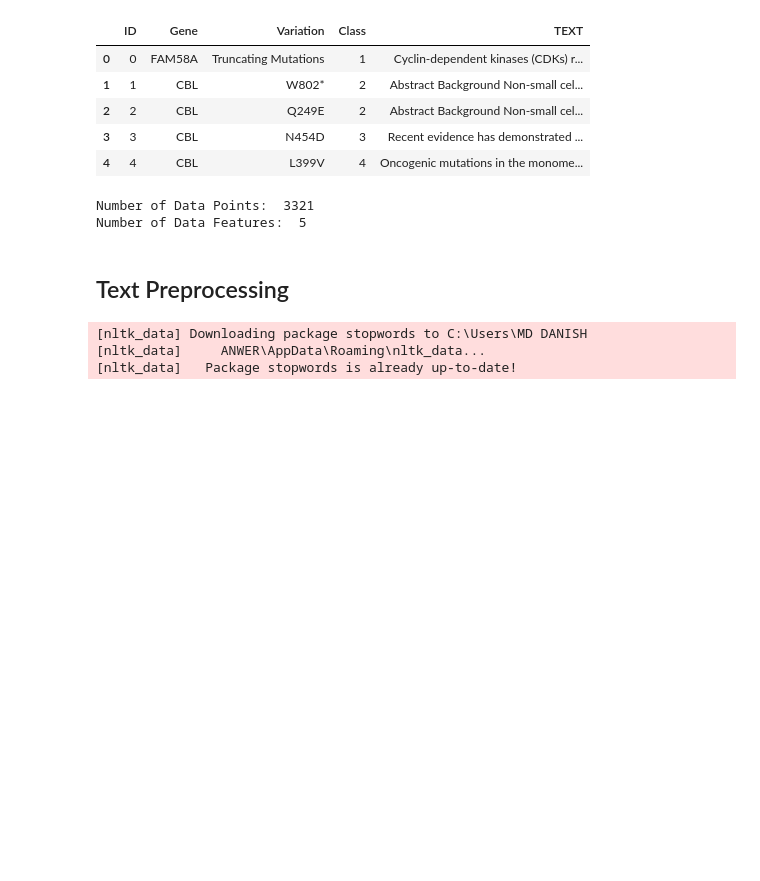
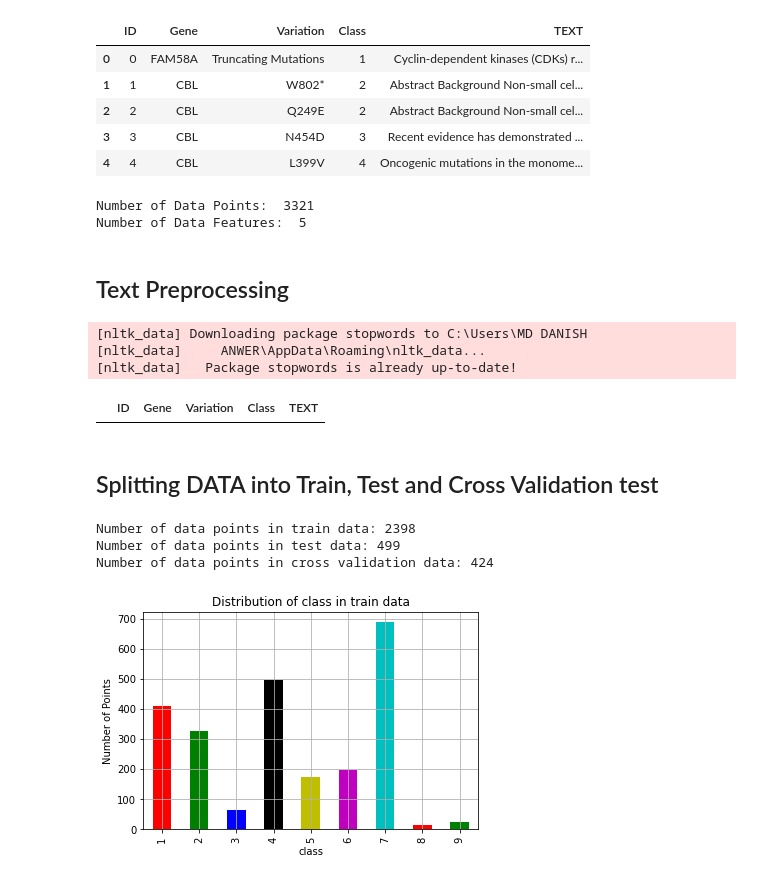
Before and after one commit to danish2562022/Personalised_Cancer_Diagnosis, a Jupyter notebook: Cancer_Diagnosis.ipynb, the cells around one changed output. Saved outputs shown, nothing was run; the diff lists cells and outputs as text; code cells hidden in the pictures; blank space fills up the shorter version.

```diff
--- a/Cancer_Diagnosis.ipynb
+++ b/Cancer_Diagnosis.ipynb
@@ -79,3 +78,35 @@ def textpreprocess(x):
 [nltk_data]   Package stopwords is already up-to-date!
 # %%
 DATA['TEXT']=DATA['TEXT'].apply(textpreprocess)
+# %%
+# Checking presence of Null Values
+DATA[DATA.isnull().any(axis=1)]
+# %% [output]
+|  | ID | Gene | Variation | Class | TEXT |
+# %% [markdown]
+<h2>Splitting DATA into Train, Test and Cross Validation test</h2>
+# %%
+y_true = DATA['Class'].values
+X_train, X_test, y_train, y_test = train_test_split(DATA, y_true, stratify=y_true, test_size=0.15)
+X_train, X_cv, y_train, y_cv = train_test_split(X_train, y_train, stratify=y_train, test_size=0.15)
+# %%
+print('Number of data points in train data:', X_train.shape[0])
+print('Number of data points in test data:', X_test.shape[0])
+print('Number of data points in cross validation data:', X_cv.shape[0])
+# %% [output]
+Number of data points in train data: 2398
+Number of data points in test data: 499
+Number of data points in cross validation data: 424
+# %%
+trainclassdist=X_train['Class'].value_counts().sort_index()
+testclassdist=X_test['Class'].value_counts().sort_index()
+cvclassdist=X_cv['Class'].value_counts().sort_index()
+my_colors = ['r','g','b','k','y','m','c']
+trainclassdist.plot(kind='bar',color=my_colors)
+plt.xlabel('class')
+plt.ylabel('Number of Points')
+plt.title('Distribution of class in train data')
+plt.grid()
+plt.show()
+# %% [output]
+[figure, added]
```
Also changed, not shown: parts of 22 cells of this notebook.
